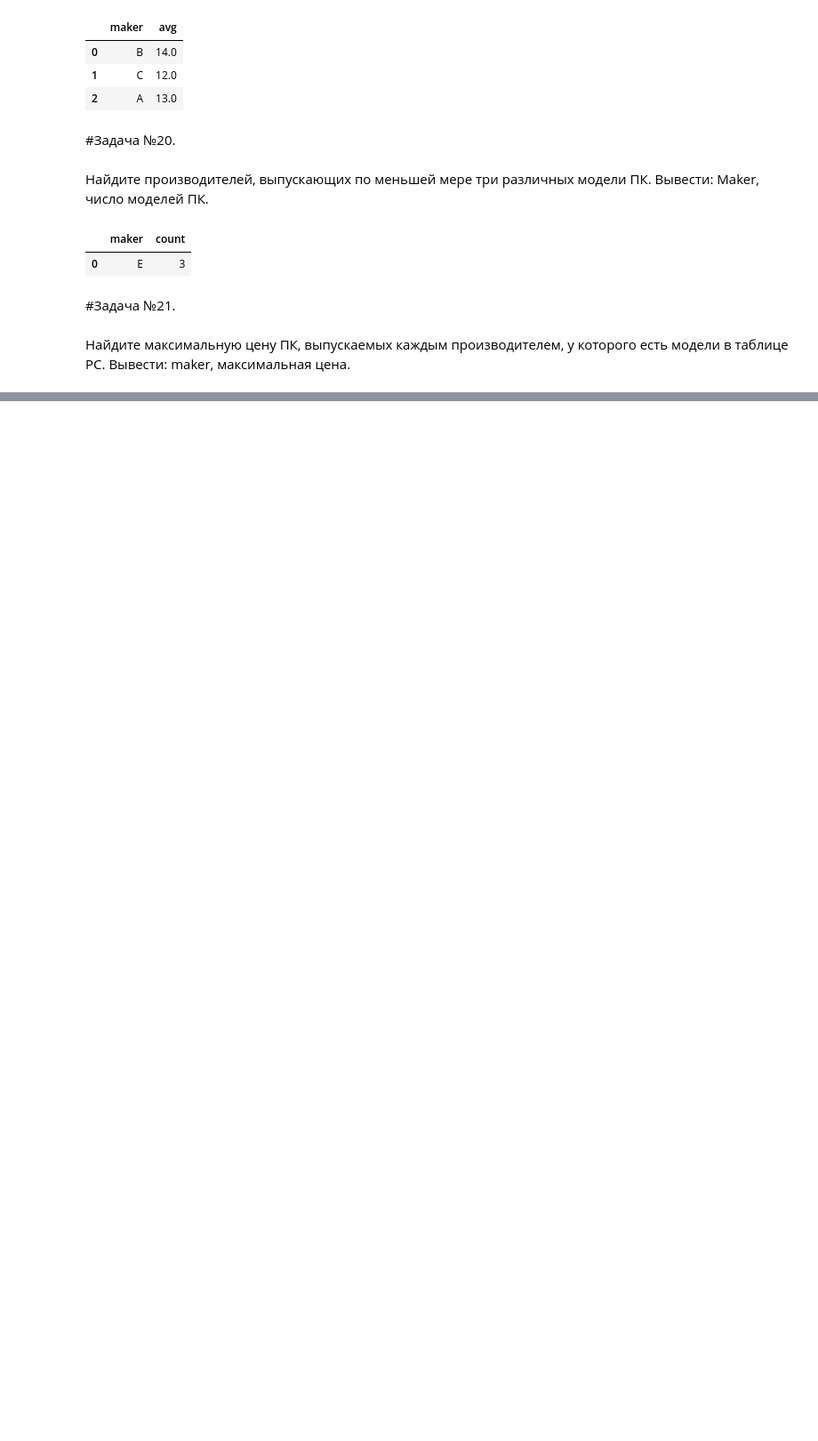
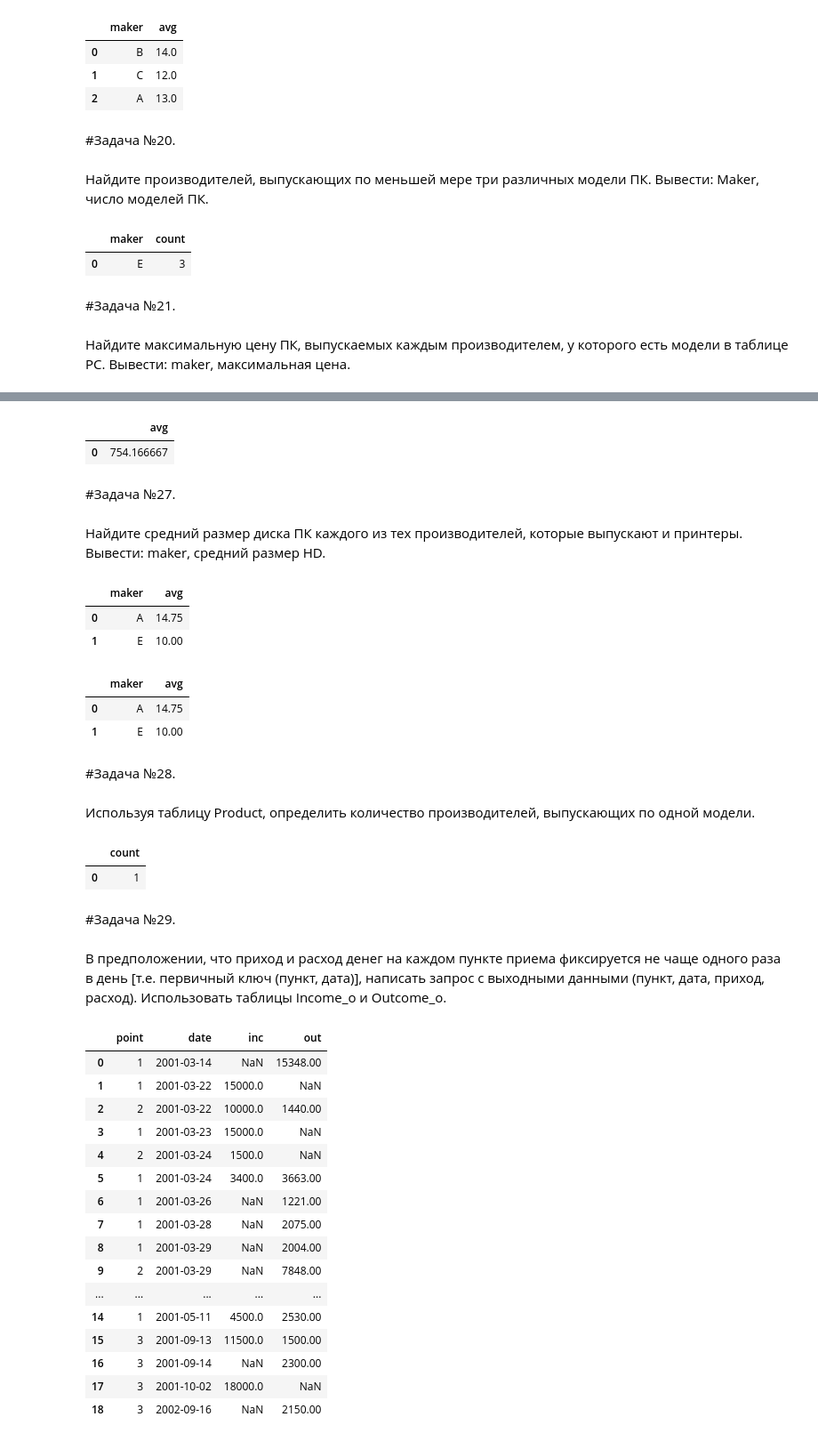
Before and after one commit to Kedrynez/Test_eLama, a Jupyter notebook: sql_ex_postgres_in_colab.ipynb, the cells around one changed output, grey strips where cells are left out. Shown: that part at 89% size. Saved outputs shown, nothing was run; the diff lists cells and outputs as text; code cells hidden in the pictures; blank space fills up the shorter version.

```diff
--- a/sql_ex_postgres_in_colab.ipynb
+++ b/sql_ex_postgres_in_colab.ipynb
@@ -398,0 +554,9 @@ select(sql)
+# %%
+select(sql)
+# %% [output]
+|  | avg |
+| 0 | 754.166667 |
+# %% [markdown]
+#Задача №27.
+# %% [markdown]
+Найдите средний размер диска ПК каждого из тех производителей, которые выпускают и принтеры. Вывести: maker, средний размер HD.
@@ -398,0 +576,6 @@ select(sql)
+# %%
+select(sql)
+# %% [output]
+|  | maker | avg |
+| 0 | A | 14.75 |
+| 1 | E | 10.00 |
@@ -398,0 +589,11 @@ select(sql)
+# %%
+select(sql)
+# %% [output]
+|  | maker | avg |
+| 0 | A | 14.75 |
+| 1 | E | 10.00 |
+# %% [markdown]
+#Задача №28.
+# %% [markdown]
+
+Используя таблицу Product, определить количество производителей, выпускающих по одной модели.
@@ -398,0 +607,34 @@ select(sql)
+# %%
+select(sql)
+# %% [output]
+|  | count |
+| 0 | 1 |
+# %% [markdown]
+#Задача №29.
+# %% [markdown]
+В предположении, что приход и расход денег на каждом пункте приема фиксируется не чаще одного раза в день [т.е. первичный ключ (пункт, дата)], написать запрос с выходными данными (пункт, дата, приход, расход). Использовать таблицы Income_o и Outcome_o.
+# %%
+sql="""SELECT *
+FROM Income_o FULL JOIN Outcome_o USING(point, date)
+ORDER BY 2
+"""
+# %%
+select(sql)
+# %% [output]
+|  | point | date | inc | out |
+| 0 | 1 | 2001-03-14 | NaN | 15348.00 |
+| 1 | 1 | 2001-03-22 | 15000.0 | NaN |
+| 2 | 2 | 2001-03-22 | 10000.0 | 1440.00 |
+| 3 | 1 | 2001-03-23 | 15000.0 | NaN |
+| 4 | 2 | 2001-03-24 | 1500.0 | NaN |
+| 5 | 1 | 2001-03-24 | 3400.0 | 3663.00 |
+| 6 | 1 | 2001-03-26 | NaN | 1221.00 |
+| 7 | 1 | 2001-03-28 | NaN | 2075.00 |
+| 8 | 1 | 2001-03-29 | NaN | 2004.00 |
+| 9 | 2 | 2001-03-29 | NaN | 7848.00 |
+| ... | ... | ... | ... | ... |
+| 14 | 1 | 2001-05-11 | 4500.0 | 2530.00 |
+| 15 | 3 | 2001-09-13 | 11500.0 | 1500.00 |
+| 16 | 3 | 2001-09-14 | NaN | 2300.00 |
+| 17 | 3 | 2001-10-02 | 18000.0 | NaN |
+| 18 | 3 | 2002-09-16 | NaN | 2150.00 |
```
Also changed, not shown: parts of 38 cells of this notebook.
